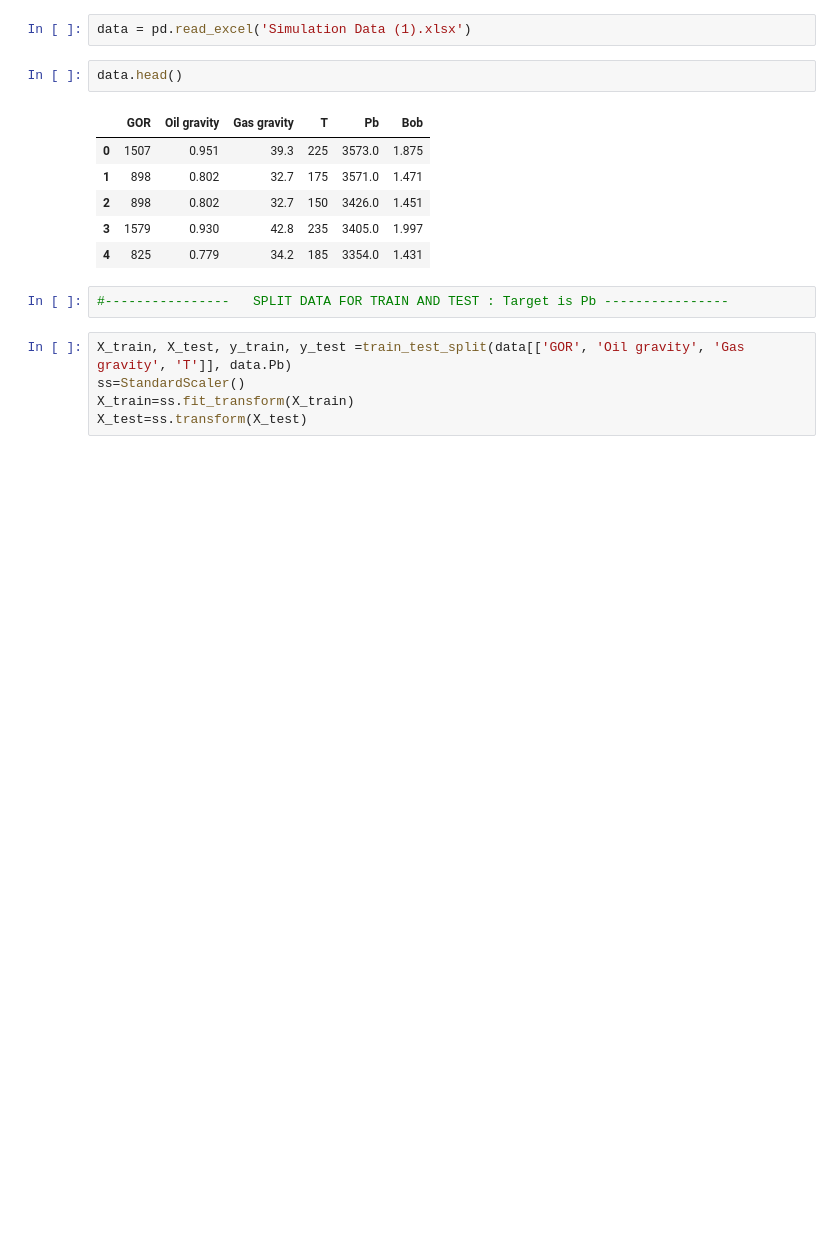
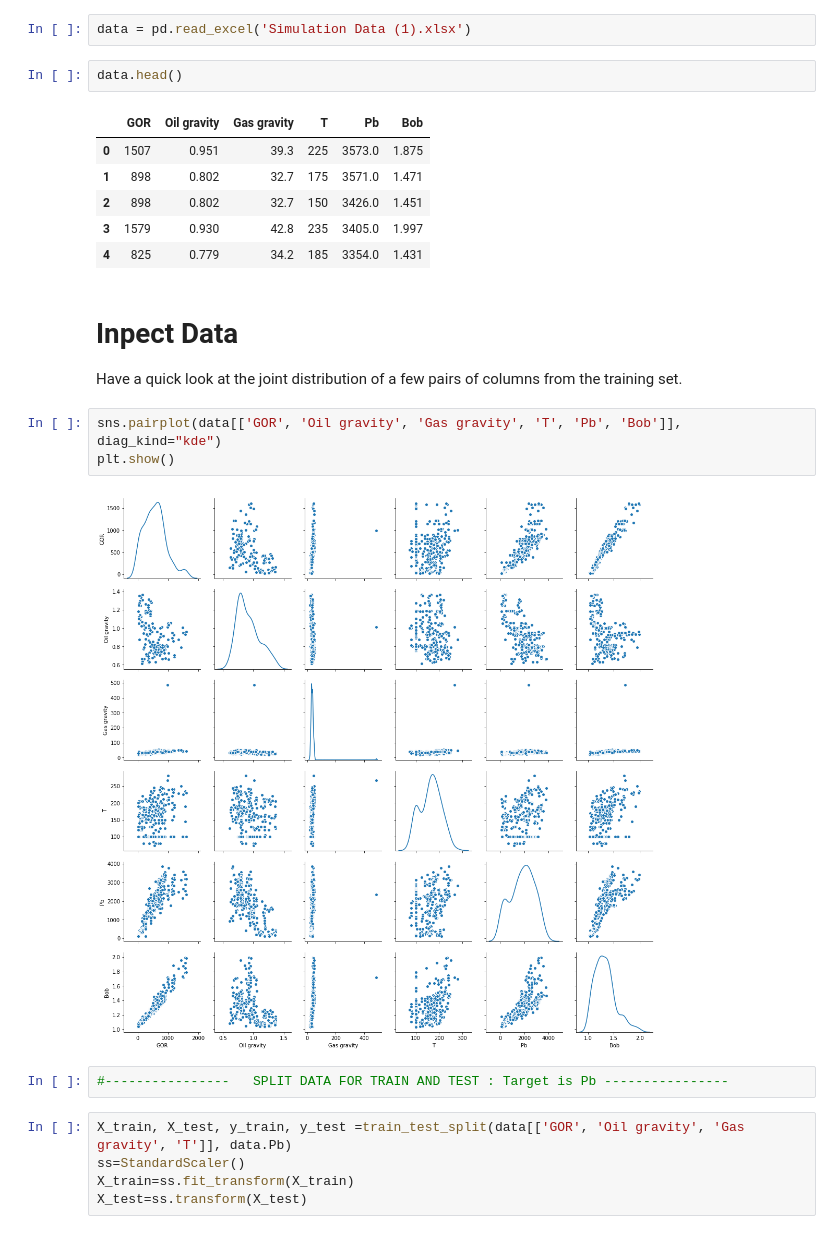
Before and after one commit to byambaa1982/NN_model, a Jupyter notebook: oil_pred.ipynb, the cells around one changed output. Drawn from its saved outputs; the diff is of its cells as text; blank space fills up the shorter version.

Commit message:
add data inspection

```diff
--- a/oil_pred.ipynb
+++ b/oil_pred.ipynb
@@ -30,6 +30,14 @@ data.head()
 | 2 | 898 | 0.802 | 32.7 | 150 | 3426.0 | 1.451 |
 | 3 | 1579 | 0.930 | 42.8 | 235 | 3405.0 | 1.997 |
 | 4 | 825 | 0.779 | 34.2 | 185 | 3354.0 | 1.431 |
+# %% [markdown]
+# Inpect Data
+Have a quick look at the joint distribution of a few pairs of columns from the training set.
+# %%
+sns.pairplot(data[['GOR', 'Oil gravity', 'Gas gravity', 'T', 'Pb', 'Bob']], diag_kind="kde")
+plt.show()
+# %% [output]
+[figure, added]
 # %%
 #----------------   SPLIT DATA FOR TRAIN AND TEST : Target is Pb ----------------
 # %%
```
